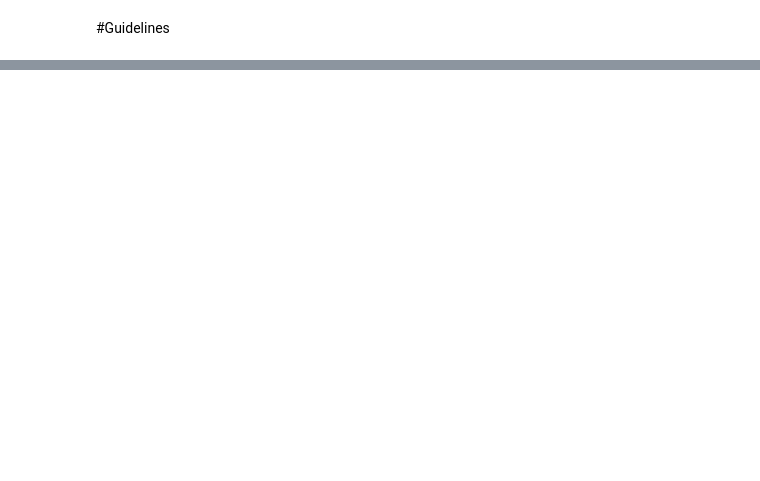
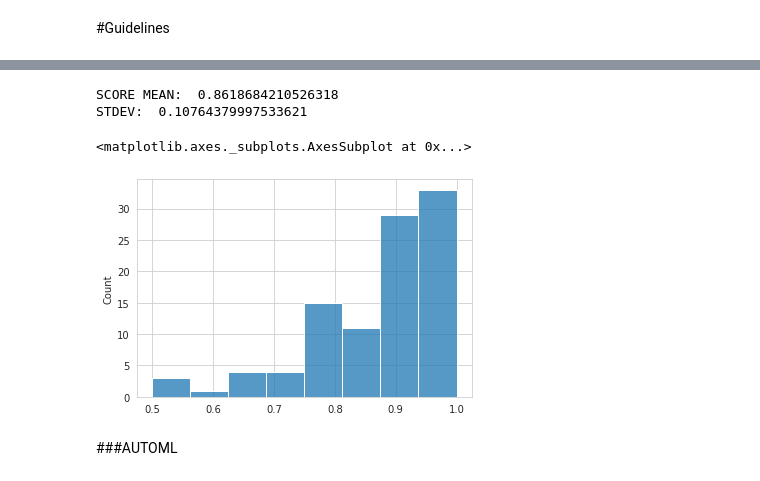
Before and after one commit to mrreyesm/FINANCIAL_ASSET_ANALYSIS, a Jupyter notebook: FINANCIAL_ASSET_ANALYSIS.ipynb, the cells around one changed output, grey strips where cells are left out. Cells and saved outputs as stored; diff of their text form; code cells hidden in the pictures; blank space fills up the shorter version.

```diff
--- a/FINANCIAL_ASSET_ANALYSIS.ipynb
+++ b/FINANCIAL_ASSET_ANALYSIS.ipynb
@@ -1173,0 +1444,11 @@ www.alpharithms.com/relative-strength-index-rsi-in-python-470209/
+# %%
+scores = cross_val_score(decision_tree, X, Y, cv = 100)
+print("SCORE MEAN: ", scores.mean(), "\nSTDEV: ", scores.std(), "\n")
+sns.histplot(scores)
+# %% [output]
+SCORE MEAN:  0.8618684210526318
+STDEV:  0.10764379997533621
+<matplotlib.axes._subplots.AxesSubplot at 0x...>
+[figure, added]
+# %% [markdown]
+###AUTOML
```
Also changed, not shown: parts of 53 cells of this notebook.
